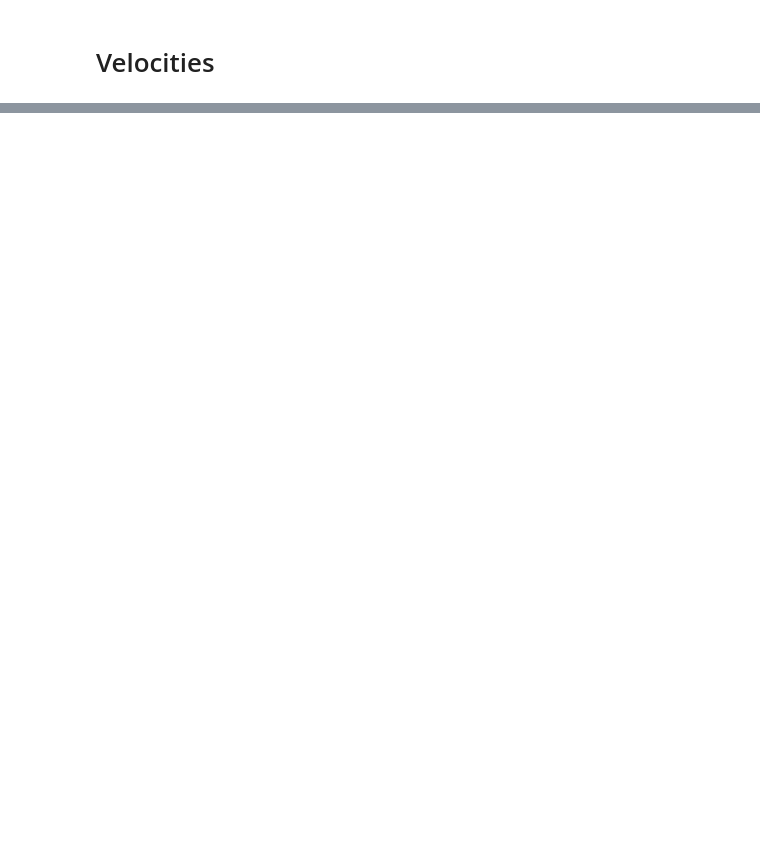
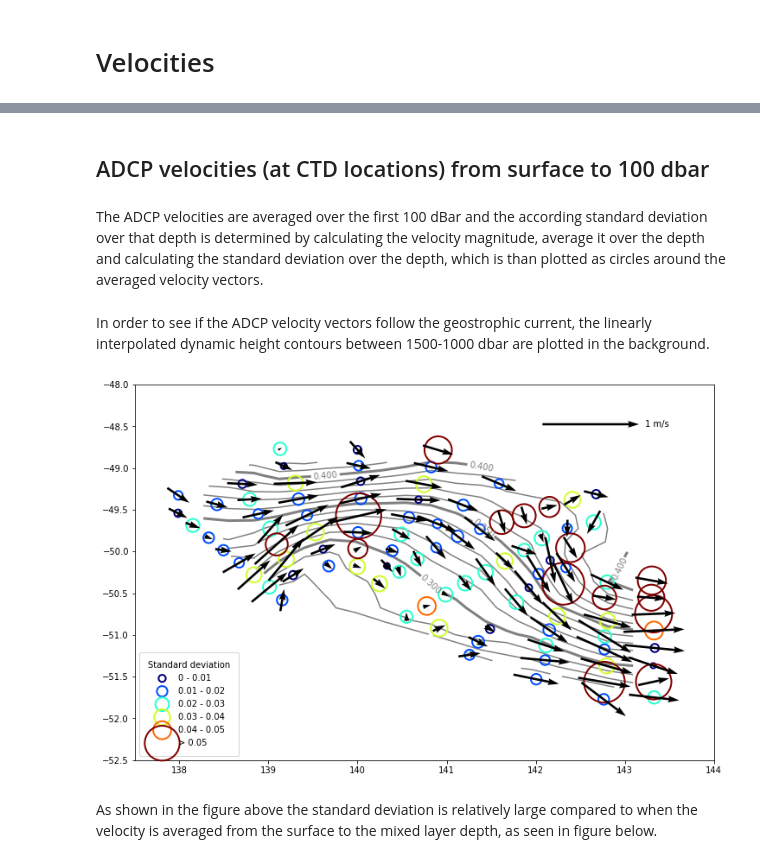
Before and after one commit to janjaapmeijer/phd-public, a Jupyter notebook: notebooks/velocity.ipynb, the cells around one changed output, grey strips where cells are left out. Cells and saved outputs as stored; diff of their text form; code cells hidden in the pictures; blank space fills up the shorter version.

```diff
--- a/notebooks/velocity.ipynb
+++ b/notebooks/velocity.ipynb
@@ -285,0 +69,4 @@ plt.colorbar(scat, ax=ax[1])
+# %% [markdown]
+## ADCP velocities (at CTD locations) from surface to 100 dbar
+# %% [markdown]
+The ADCP velocities are averaged over the first 100 dBar and the according standard deviation over that depth is determined by calculating the velocity magnitude, average it over the depth and calculating the standard deviation over the depth, which is than plotted as circles around the averaged velocity vectors.
@@ -285,0 +96,2 @@ plt.colorbar(scat, ax=ax[1])
+# %% [markdown]
+In order to see if the ADCP velocity vectors follow the geostrophic current, the linearly interpolated dynamic height contours between 1500-1000 dbar are plotted in the background.
@@ -285,0 +130,49 @@ plt.colorbar(scat, ax=ax[1])
+# %%
+fig, ax = plt.subplots(figsize=(12, 8))
+
+# plot dynamic height contours
+step = 0.01
+xmin, xmax = math.floor(np.nanmin(Dgrd)*100)/100, math.ceil(np.nanmax(Dgrd)*100)/100
+nsteps = int((xmax - xmin) / step) + 2
+bounds = np.linspace(xmin, xmax, nsteps)
+
+ct = ax.contour(xxD, yyD, Dgrd, bounds, colors='gray', zorder=1)
+
+for ib, b in enumerate(bounds):
+    if b in bounds[4::5]:
+        zc = ct.collections[ib]
+        plt.setp(zc, linewidth=3)
+ax.clabel(ct, bounds[4::5], inline=1, fontsize=10)
+
+
+# plot quiver plot
+Q = ax.quiver(adcp['lon_ctd'][2:], adcp['lat_ctd'][2:], utdmean[2:], vtdmean[2:],
+              pivot='mid', units='inches', width=0.003*12, zorder=3)
+qk = plt.quiverkey(Q, 0.8, 0.8, 1, '1 m/s', labelpos='E',
+                   coordinates='figure', fontproperties={'size': 'medium'})
+
+# # plot contour of veocity magnitude
+# conf = plt.contourf(xx, yy, Vgrd, zorder=0)
+
+# plot standard deviation scatter
+std_bins = [0, 0.01, 0.02, 0.03, 0.04, 0.05]
+colors = cm.jet(np.linspace(0, 1, len(std_bins)))
+for i in range(len(std_bins)):
+    if i == len(std_bins)-1:
+        criteria = (V100std[2:] > std_bins[i])
+        label = '> %s' % (std_bins[i])
+    else:
+        criteria = (V100std[2:] > std_bins[i]) & (V100std[2:] <= std_bins[i + 1])
+        label = '%s - %s' % (std_bins[i], std_bins[i+1])
+    ax.scatter(adcp['lon_ctd'][2:][criteria], adcp['lat_ctd'][2:][criteria], s=V100std[2:][criteria]*1e4,
+               label=label, color=colors[i], facecolors='none', linewidth=2, zorder=2)
+legend = ax.legend(title='Standard deviation', borderpad=1, fontsize='medium', loc=3)
+legend.get_title().set_fontsize('medium')
+
+ax.set_xlim([137.5, 144]), ax.set_ylim([-52.5, -48])
+
+plt.show()
+# %% [output]
+[figure, added]
+# %% [markdown]
+As shown in the figure above the standard deviation is relatively large compared to when the velocity is averaged from the surface to the mixed layer depth, as seen in figure below.
```
Also changed, not shown: parts of 53 cells of this notebook.
